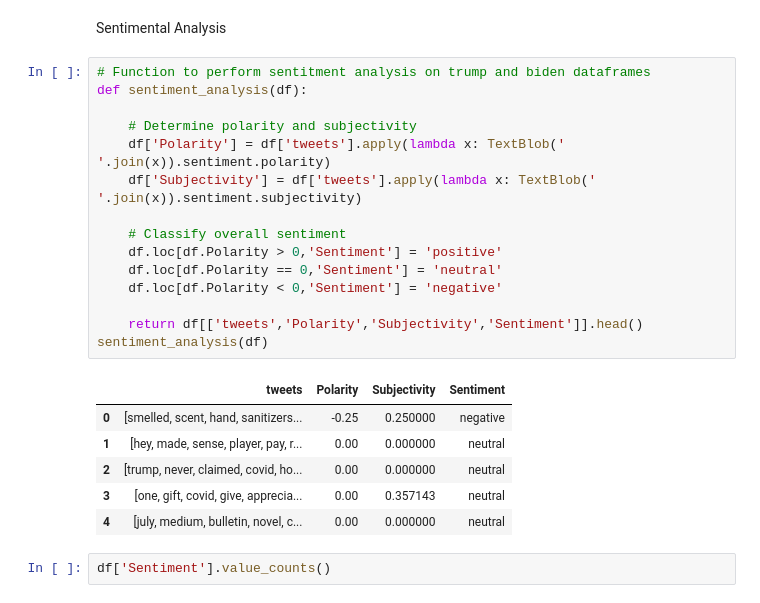
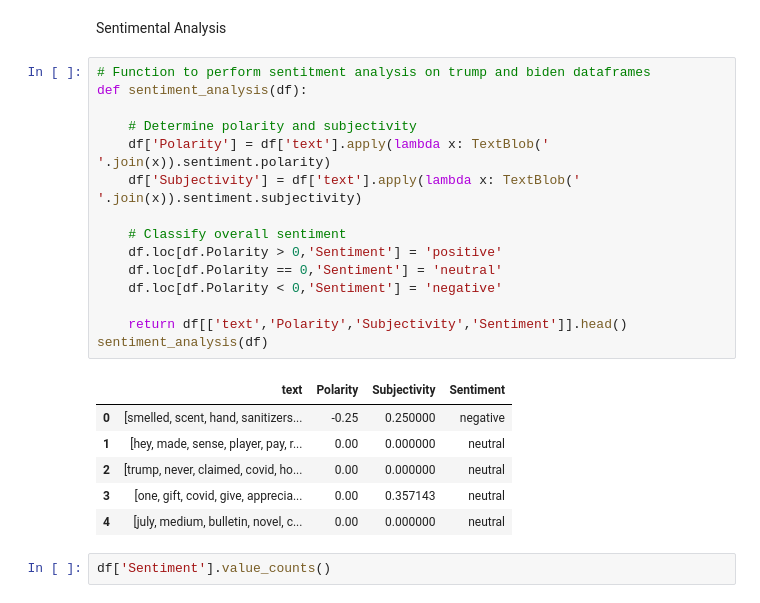
Before and after one commit to piyushjha0409/Sentimental-Analysis, a Jupyter notebook: main.ipynb, the cells around one changed output. Cells and saved outputs as stored; diff of their text form.

```diff
--- a/main.ipynb
+++ b/main.ipynb
@@ -279,20 +279,20 @@ Sentimental Analysis
 # %%
 # Function to perform sentitment analysis on trump and biden dataframes
 def sentiment_analysis(df):
 
     # Determine polarity and subjectivity
-    df['Polarity'] = df['tweets'].apply(lambda x: TextBlob(' '.join(x)).sentiment.polarity)
-    df['Subjectivity'] = df['tweets'].apply(lambda x: TextBlob(' '.join(x)).sentiment.subjectivity)
+    df['Polarity'] = df['text'].apply(lambda x: TextBlob(' '.join(x)).sentiment.polarity)
+    df['Subjectivity'] = df['text'].apply(lambda x: TextBlob(' '.join(x)).sentiment.subjectivity)
 
     # Classify overall sentiment
     df.loc[df.Polarity > 0,'Sentiment'] = 'positive'
     df.loc[df.Polarity == 0,'Sentiment'] = 'neutral'
     df.loc[df.Polarity < 0,'Sentiment'] = 'negative'
 
-    return df[['tweets','Polarity','Subjectivity','Sentiment']].head()
+    return df[['text','Polarity','Subjectivity','Sentiment']].head()
 sentiment_analysis(df)
 # %% [output]
-|  | tweets | Polarity | Subjectivity | Sentiment |
+|  | text | Polarity | Subjectivity | Sentiment |
 | 0 | [smelled, scent, hand, sanitizers... | -0.25 | 0.250000 | negative |
 | 1 | [hey, made, sense, player, pay, r... | 0.00 | 0.000000 | neutral |
 | 2 | [trump, never, claimed, covid, ho... | 0.00 | 0.000000 | neutral |
```
Also changed, not shown: parts of 7 cells of this notebook, 4 other files.
